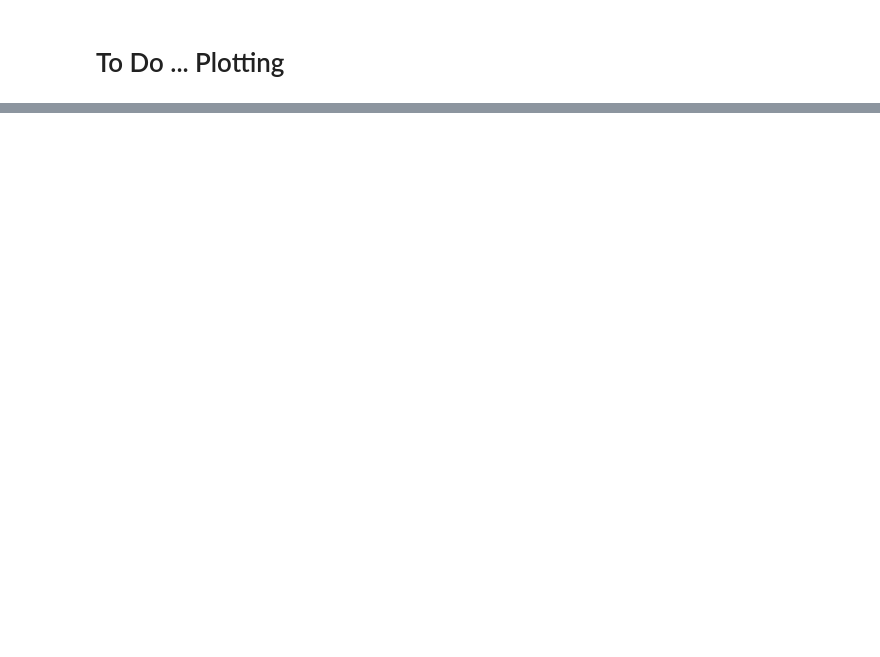
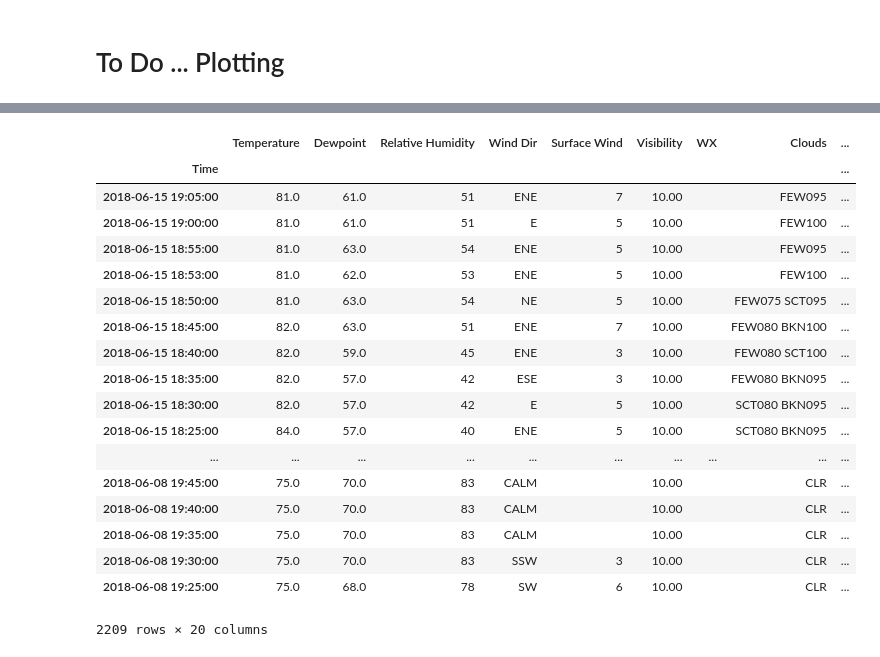
Before and after one commit to TobGerken/Plot-NWS, a Jupyter notebook: webscraping_NWSData.ipynb, the cells around one changed output, grey strips where cells are left out. Saved outputs shown, nothing was run; the diff lists cells and outputs as text; code cells hidden in the pictures; blank space fills up the shorter version.

```diff
--- a/webscraping_NWSData.ipynb
+++ b/webscraping_NWSData.ipynb
@@ -269,0 +285,22 @@ Name: 6h TMAX, dtype: float64
+# %%
+RepDf
+# %% [output]
+|  | Temperature | Dewpoint | Relative Humidity | Wind Dir | Surface Wind | Visibility | WX | Clouds | ... |
+| Time |  |  |  |  |  |  |  |  | ... |
+| 2018-06-15 19:05:00 | 81.0 | 61.0 | 51 | ENE | 7 | 10.00 |  | FEW095 | ... |
+| 2018-06-15 19:00:00 | 81.0 | 61.0 | 51 | E | 5 | 10.00 |  | FEW100 | ... |
+| 2018-06-15 18:55:00 | 81.0 | 63.0 | 54 | ENE | 5 | 10.00 |  | FEW095 | ... |
+| 2018-06-15 18:53:00 | 81.0 | 62.0 | 53 | ENE | 5 | 10.00 |  | FEW100 | ... |
+| 2018-06-15 18:50:00 | 81.0 | 63.0 | 54 | NE | 5 | 10.00 |  | FEW075 SCT095 | ... |
+| 2018-06-15 18:45:00 | 82.0 | 63.0 | 51 | ENE | 7 | 10.00 |  | FEW080 BKN100 | ... |
+| 2018-06-15 18:40:00 | 82.0 | 59.0 | 45 | ENE | 3 | 10.00 |  | FEW080 SCT100 | ... |
+| 2018-06-15 18:35:00 | 82.0 | 57.0 | 42 | ESE | 3 | 10.00 |  | FEW080 BKN095 | ... |
+| 2018-06-15 18:30:00 | 82.0 | 57.0 | 42 | E | 5 | 10.00 |  | SCT080 BKN095 | ... |
+| 2018-06-15 18:25:00 | 84.0 | 57.0 | 40 | ENE | 5 | 10.00 |  | SCT080 BKN095 | ... |
+| ... | ... | ... | ... | ... | ... | ... | ... | ... | ... |
+| 2018-06-08 19:45:00 | 75.0 | 70.0 | 83 | CALM |  | 10.00 |  | CLR | ... |
+| 2018-06-08 19:40:00 | 75.0 | 70.0 | 83 | CALM |  | 10.00 |  | CLR | ... |
+| 2018-06-08 19:35:00 | 75.0 | 70.0 | 83 | CALM |  | 10.00 |  | CLR | ... |
+| 2018-06-08 19:30:00 | 75.0 | 70.0 | 83 | SSW | 3 | 10.00 |  | CLR | ... |
+| 2018-06-08 19:25:00 | 75.0 | 68.0 | 78 | SW | 6 | 10.00 |  | CLR | ... |
+2209 rows × 20 columns
```
Also changed, not shown: parts of 9 cells of this notebook.
